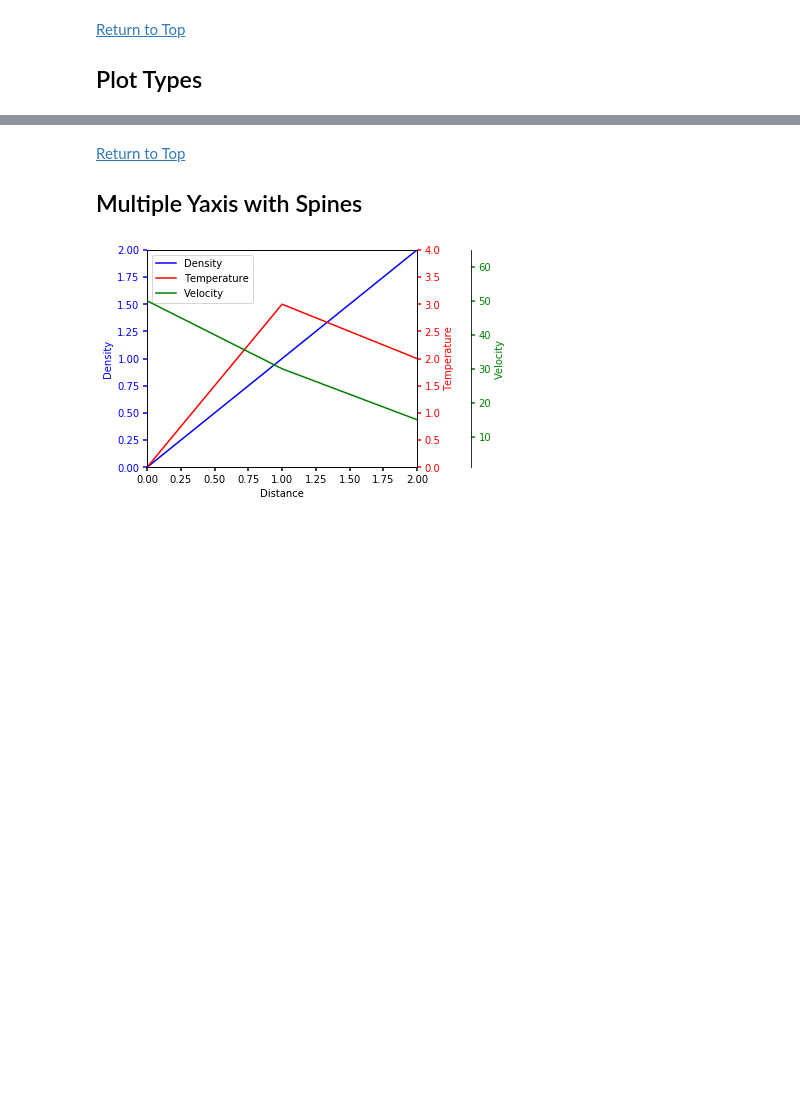
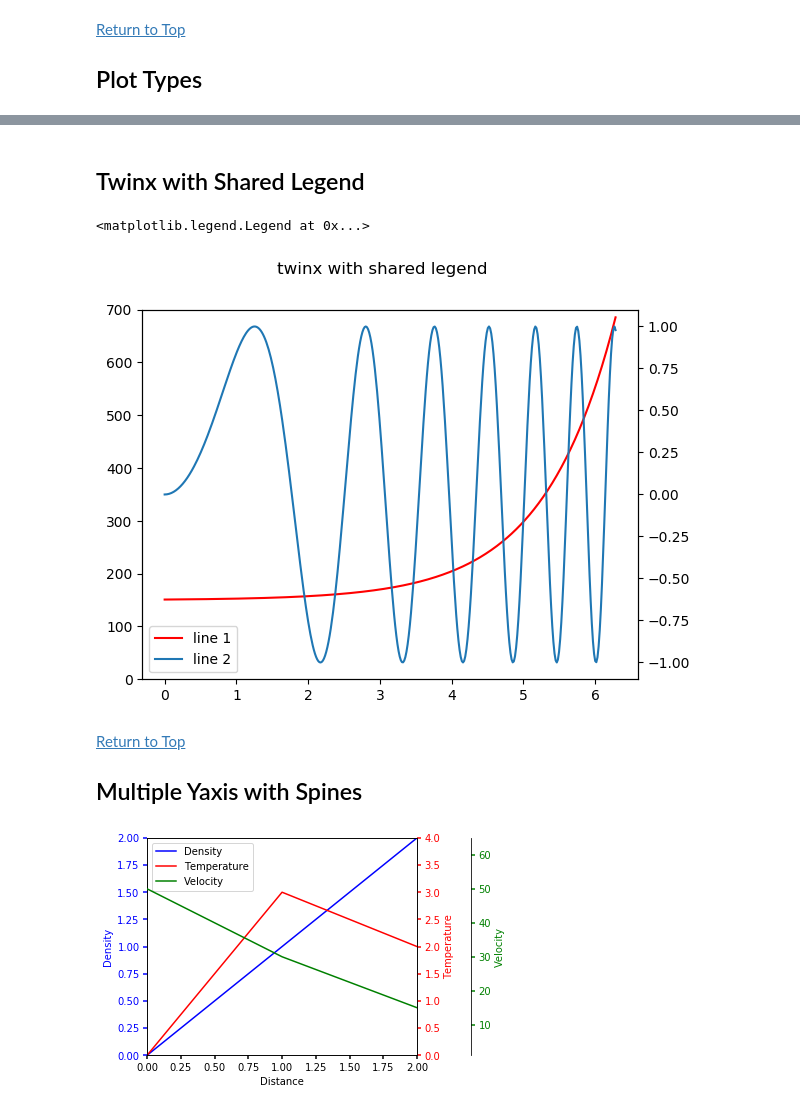
Before and after one commit to measley41/JupyterCheat-Sheets, a Jupyter notebook: Matplotlib_Examples_MDE.ipynb, the cells around one changed output, grey strips where cells are left out. Cells and saved outputs as stored; diff of their text form; code cells hidden in the pictures; blank space fills up the shorter version.

```diff
--- a/Matplotlib_Examples_MDE.ipynb
+++ b/Matplotlib_Examples_MDE.ipynb
@@ -270,3 +297,22 @@ plt.show()
+# %% [markdown]
+## Twinx with Shared Legend
+# %%
+plt.style.use('default')
+fig, ax1 = plt.subplots(1)
+fig.suptitle('twinx with shared legend')
+
+line1 = ax1.plot(x, y2+150, color='r', label='line 1')
+ax1.set_ylim(0,700)
+
+ax2 = ax1.twinx()
+line2 = ax2.plot(x, y, label='line 2')
+
+lines = line1 + line2
+labels = [l.get_label() for l in lines]
+ax1.legend(lines,labels, loc='lower left')
+# %% [output]
+<matplotlib.legend.Legend at 0x...>
+[figure, added]
 # %% [markdown]
 [Return to Top](#Contents)
 <a id='Multiple-Yaxis'></a>
```
Also changed, not shown: parts of 30 cells of this notebook.
